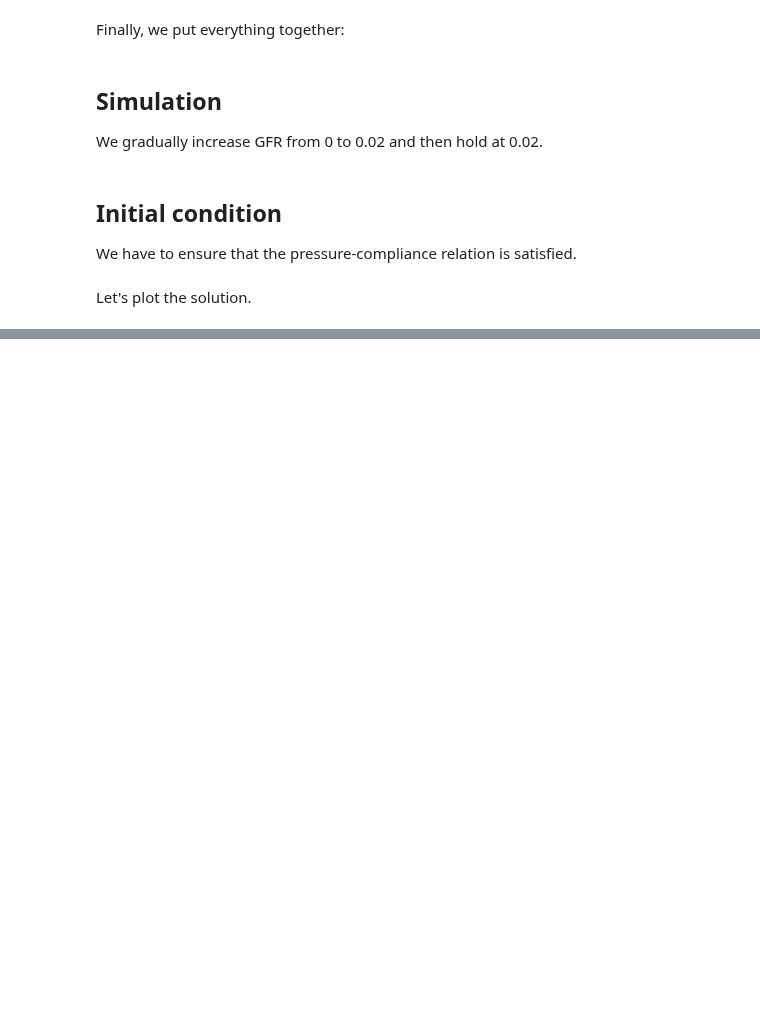
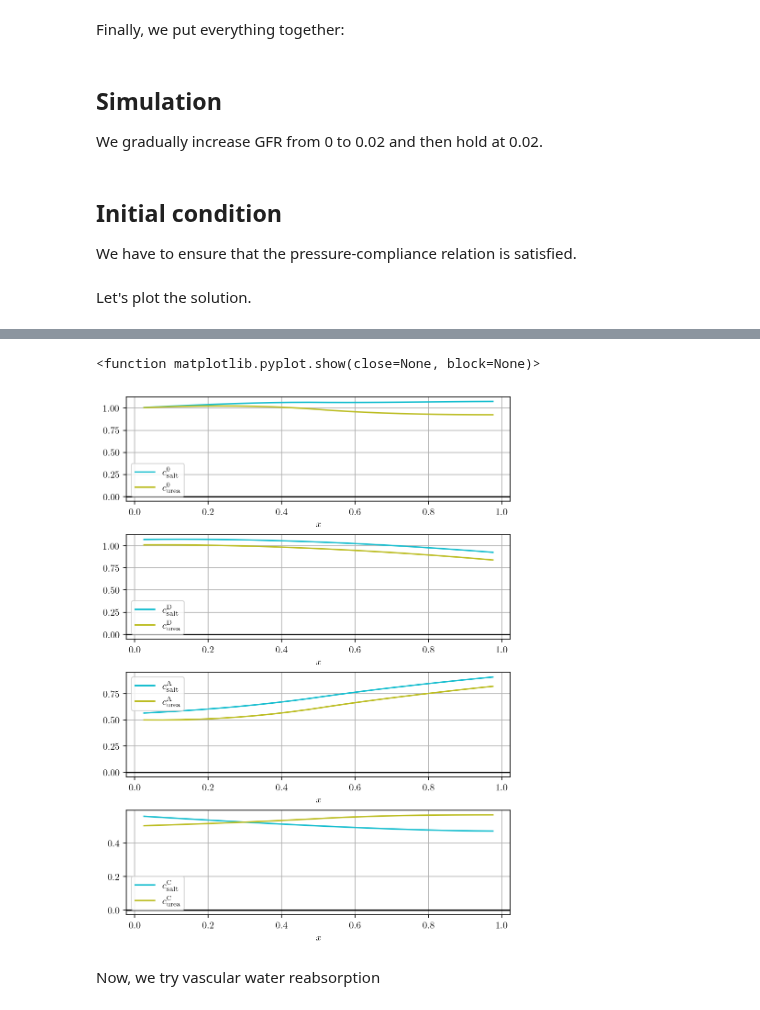
Before and after one commit to mathmd/kidney, a Jupyter notebook: simp_kidney/simp_kidney.ipynb, the cells around one changed output, grey strips where cells are left out. Drawn from its saved outputs; the diff is of its cells as text; code cells hidden in the pictures; blank space fills up the shorter version.

```diff
--- a/simp_kidney/simp_kidney.ipynb
+++ b/simp_kidney/simp_kidney.ipynb
@@ -333,0 +362,19 @@ Let's plot the solution.
+# %%
+solutes = ['\mathrm{salt}','\mathrm{urea}']
+fig, ax1 = plt.subplots(4,constrained_layout=True,figsize=(6,8))
+plt.rcParams['text.usetex'] = True
+for k in range(4):
+    ax1[k].grid(True, which='both')
+    ax1[k].axhline(y=0, color='k')
+    ax1[k].plot(medulla,y_c[-1,0,k,:],label=r'$c_{}^{}$'.format(solutes[0],compartments[k]),color='tab:cyan')
+    ax1[k].plot(medulla,y_c[-1,1,k,:],label=r'$c_{}^{}$'.format(solutes[1],compartments[k]),color='tab:olive')
+    ax1[k].legend()
+
+plt.setp(ax1[:], xlabel=r"$x$")
+# plt.setp(ax[:], ylabel=r"$$")
+plt.show
+# %% [output]
+<function matplotlib.pyplot.show(close=None, block=None)>
+[figure, added]
+# %% [markdown]
+Now, we try vascular water reabsorption
```
Also changed, not shown: parts of 9 cells of this notebook, 2 other files.
